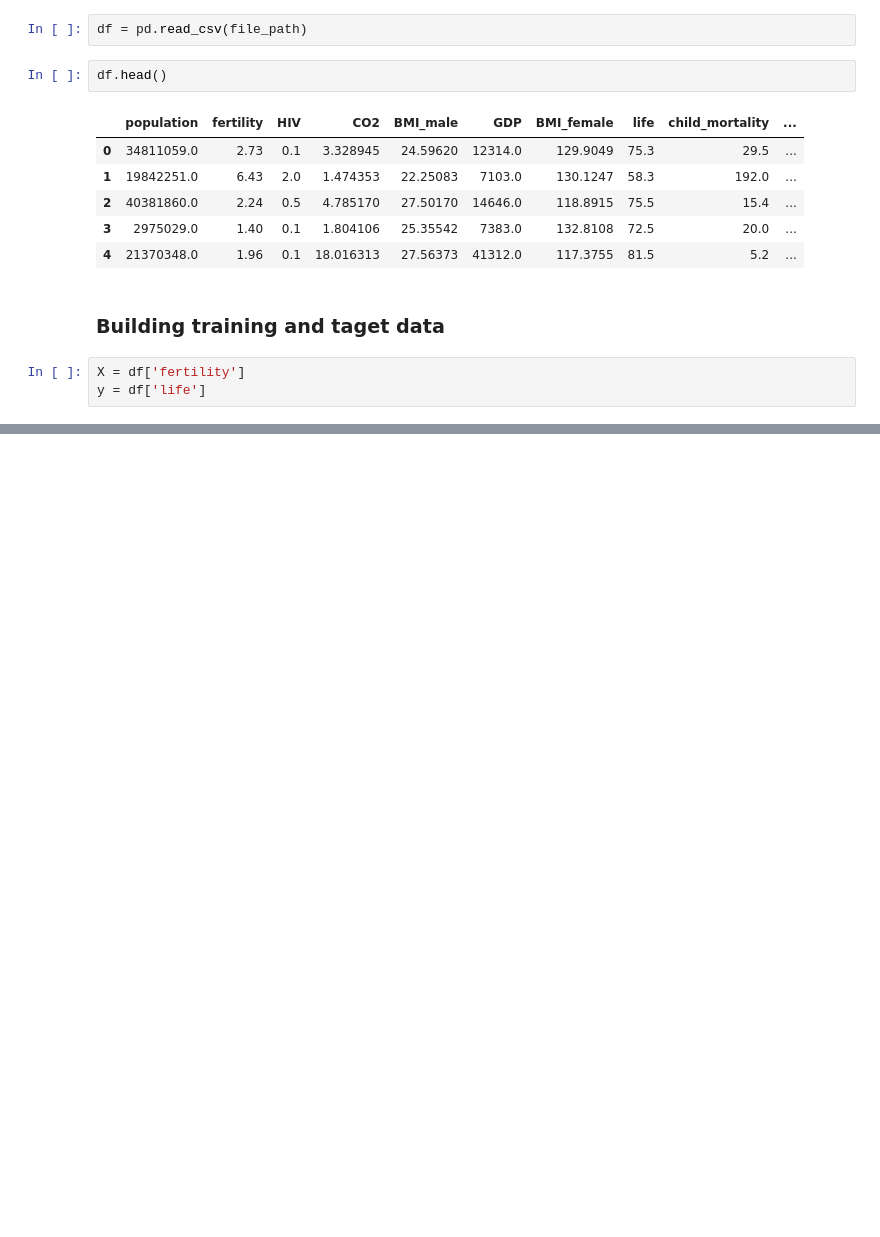
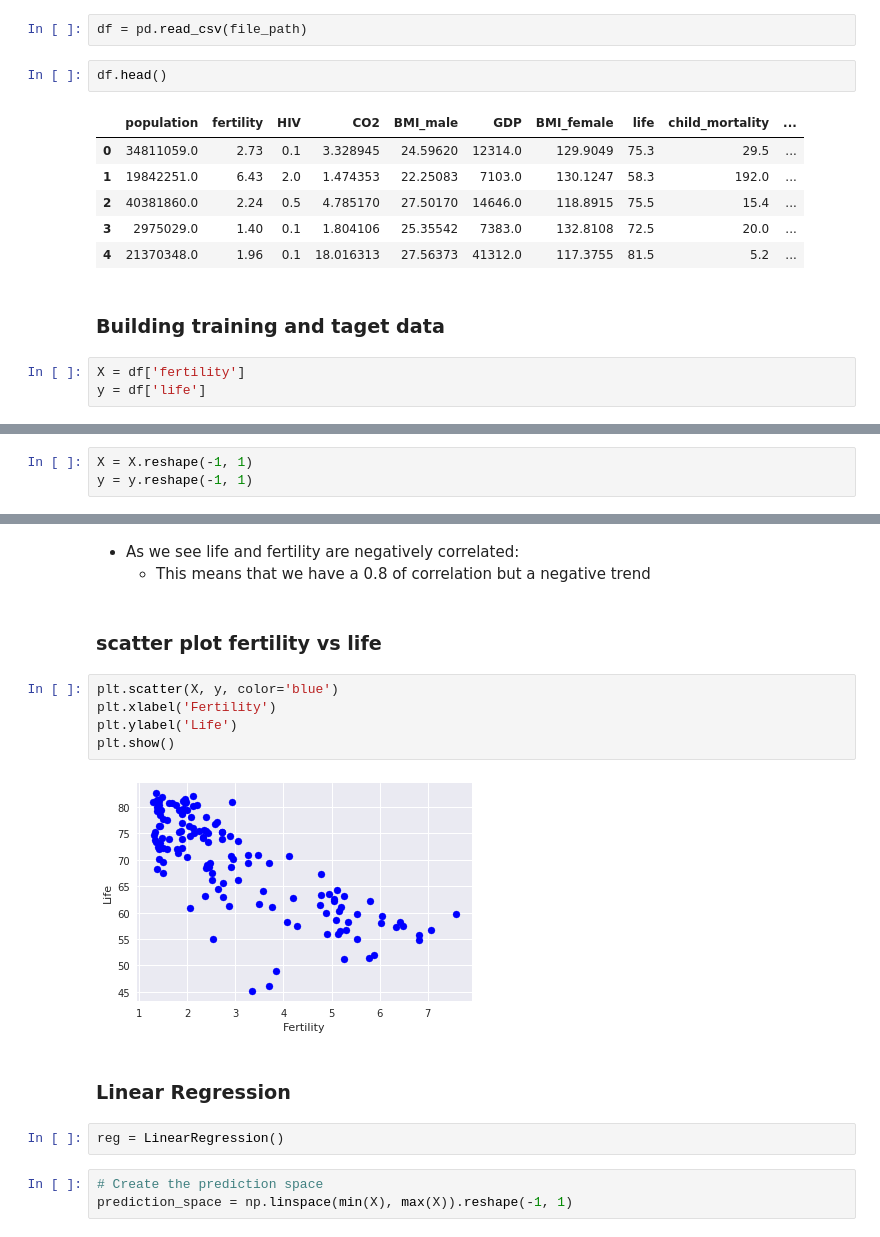
Before and after one commit to LessIsMorePy/jupyter-projects, a Jupyter notebook: notebooks/Machine Learning/Regression.ipynb, the cells around one changed output, grey strips where cells are left out. Cells and saved outputs as stored; diff of their text form; blank space fills up the shorter version.

```diff
--- a/notebooks/Machine Learning/Regression.ipynb
+++ b/notebooks/Machine Learning/Regression.ipynb
@@ -25,0 +39,3 @@ y = df['life']
+# %%
+X = X.reshape(-1, 1)
+y = y.reshape(-1, 1)
@@ -25,0 +53,19 @@ y = df['life']
+# %% [markdown]
+* As we see life and fertility are negatively correlated:
+     * This means that we have a 0.8 of correlation but a negative trend
+# %% [markdown]
+### scatter plot fertility vs life
+# %%
+plt.scatter(X, y, color='blue')
+plt.xlabel('Fertility')
+plt.ylabel('Life')
+plt.show()
+# %% [output]
+[figure, added]
+# %% [markdown]
+### Linear Regression
+# %%
+reg = LinearRegression()
+# %%
+# Create the prediction space
+prediction_space = np.linspace(min(X), max(X)).reshape(-1, 1)
```
Also changed, not shown: parts of 54 cells of this notebook.
